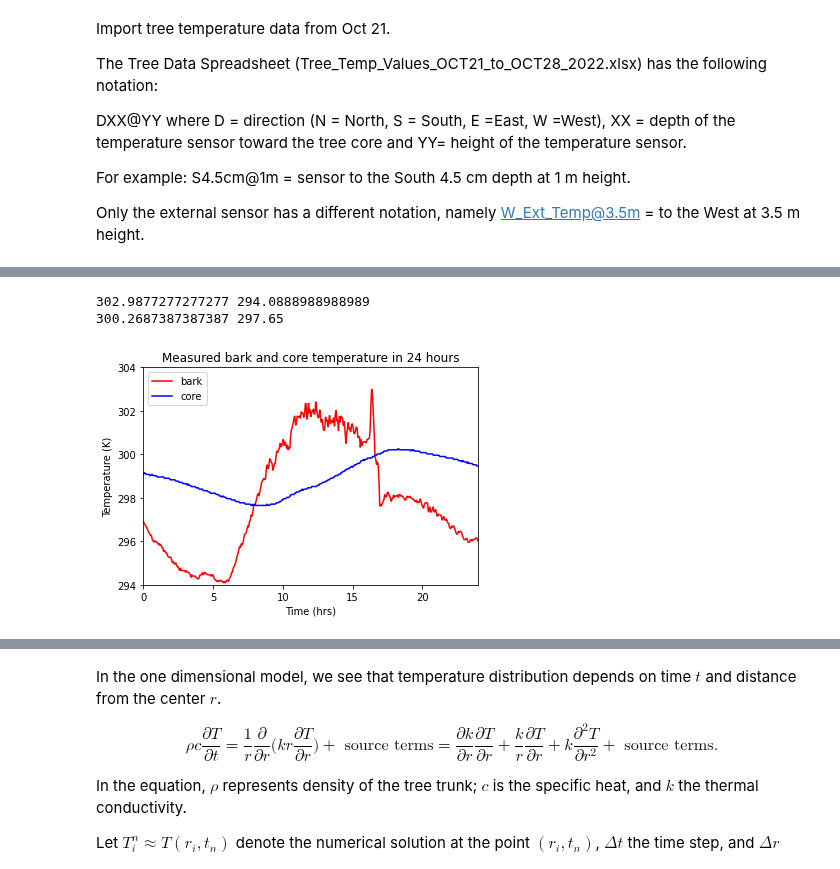
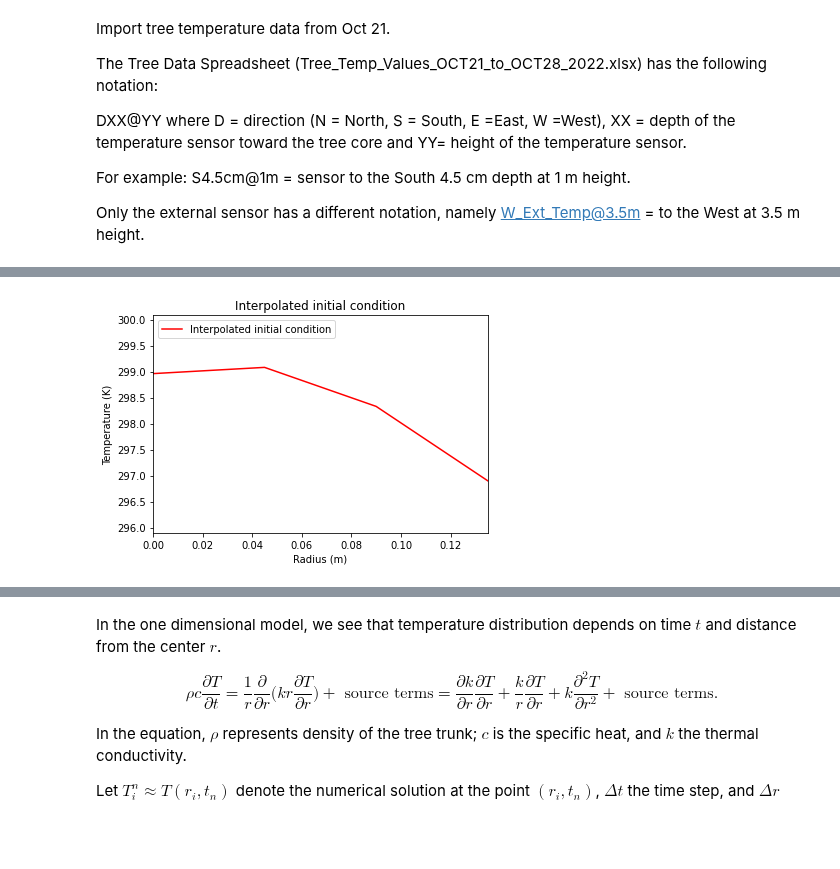
Before and after one commit to yajuna/treeRemote, a Jupyter notebook: notebook/treePower.ipynb, the cells around one changed output, grey strips where cells are left out. Cells and saved outputs as stored; diff of their text form; code cells hidden in the pictures; blank space fills up the shorter version.

```diff
--- a/notebook/treePower.ipynb
+++ b/notebook/treePower.ipynb
@@ -67,21 +71,20 @@ height -- height of tree, m
 thermal_conductivity -- thermal conductivity of the tree, unit W/(mK)
 rho -- density of tree trunk, unit kg/m^3
 specific_heat -- specific_heat, unit J/(kgK)
-albedo -- albedo constant; taken to be 0.3 from Potter Andresen pg.3
+albedo -- albedo constant; taken to be 0.3 for concrete
 sigma -- Stefan–Boltzmann constant, 5.67 × 10 − 8 W ⋅ m − 2 ⋅ K − 4
 """
-# test with n_x = 160 and n_t = 10
-parameters = {"n_x": 1000,
-              "n_t": 1000,
+parameters = {"n_x": 100,#5000,
+              "n_t": 100,
               "sigma":5.76e-8,
               "plot_at": 3,
               "diff_at": [0, -1],
-              "radius": 0.18,
-              "thermal_conductivity": 1.8,# Notation Kt in code; k in paper # pg 3-17, wood handbook.
-              "rho": 675,
-              "specific_heat": 1700, # table 3-12, at 27 degrees, MC 12% (wood handbook)
+              "radius": 0.135,
+              "thermal_conductivity": 0.16,# Notation Kt in code; k in paper # pg 4-10, wood handbook, wood as an engieering material
+              "rho": 720,
+              "specific_heat": 1300, #1700, # table 3-12, at 27 degrees, MC 12% (wood handbook)
               "albedo": 0.3, # 0.3 is concrete; 0.18, is grass#
-              "boundary_type": "Dirichlet"
+              "boundary_type": "Neumann"
              }
 # %%
 # testing cell
@@ -327,31 +351,52 @@ temp_input = make_temp_input(parameters)
 bark_temp = temp_input["bark_temp"]
 core_temp = temp_input["core_temp"]
 diff_temp = temp_input["diff_temp"]
+init_temp = temp_input["init_temp"]
 
-print(bark_temp.max(), bark_temp.min())
-print(core_temp.max(), core_temp.min())
+space = np.linspace(0,radius,n_x)
 
-
-plt.plot(time, bark_temp, 'r-', label='bark')
-plt.plot(time, core_temp, 'b-', label='core')
+plt.plot(space, init_temp, 'r-', label='Interpolated initial condition')
 plt.legend(loc="upper left")
-message = f"Measured bark and core temperature in 24 hours"
+message = f"Interpolated initial condition"
 plt.title(message)
-plt.axis([0, 24, 294, 304])
-plt.xlabel('Time (hrs)')
+plt.axis([0, radius, init_temp.min() - 1, init_temp.max() + 1])
+plt.xlabel('Radius (m)')
 plt.ylabel('Temperature (K)')
-plt.savefig(savefigpath + 'measured_temp' + '.eps', format='eps', dpi=300,bbox_inches='tight')
+# plt.savefig(savefigpath + 'init_temp' + '.eps', format='eps', dpi=300,bbox_inches='tight')
 plt.show()
 
-plt.plot(time, diff_temp, 'r-', label='Difference between bark and core')
-plt.legend(loc="upper left")
-message = f"Measured bark and core temperature difference in 24 hours"
-plt.title(message)
-plt.axis([0, 24, -4.5, 4])
-plt.xlabel('Time (hrs)')
-plt.ylabel('Temperature (K)')
-plt.savefig(savefigpath + 'measured_diff_temp' + '.eps', format='eps', dpi=300,bbox_inches='tight')
-plt.show()
+# plt.plot(time, bark_temp, 'r-', label='bark')
+# plt.plot(time, core_temp, 'b-', label='core')
+# plt.legend(loc="upper left")
+# message = f"Measured bark and core temperature in 24 hours"
+# plt.title(message)
+# plt.axis([0, 24, 294, 304])
+# plt.xlabel('Time (hrs)')
+# plt.ylabel('Temperature (K)')
+# plt.savefig(savefigpath + 'measured_temp' + '.eps', format='eps', dpi=300,bbox_inches='tight')
+# plt.show()
 
-print(diff_temp.max(), diff_temp.min())
+# plt.plot(time, diff_temp, 'r-', label='Difference between bark and core')
+# plt.legend(loc="upper left")
+# message = f"Measured bark and core temperature difference in 24 hours"
+# plt.title(message)
+# plt.axis([0, 24, -4.5, 4])
+# plt.xlabel('Time (hrs)')
+# plt.ylabel('Temperature (K)')
+# plt.savefig(savefigpath + 'measured_diff_temp' + '.eps', format='eps', dpi=300,bbox_inches='tight')
+# plt.show()
+
+# print(diff_temp.max(), diff_temp.min())
+
+################
+
+# plt.plot(time, diff_temp, 'r-', label='Difference between bark and core')
+# plt.legend(loc="upper left")
+# message = f"Measured bark and core temperature difference in 24 hours"
+# plt.title(message)
+# plt.axis([0, 24, -4.5, 4])
+# plt.xlabel('Time (hrs)')
+# plt.ylabel('Temperature (K)')
+# plt.savefig(savefigpath + 'measured_diff_temp' + '.eps', format='eps', dpi=300,bbox_inches='tight')
+# plt.show()
 # %% [output]
@@ -359,3 +403 @@ The PostScript backend does not support transparency; partially transparent arti
-302.9877277277277 294.0888988988989
-300.2687387387387 297.65
-[figure, old version]
+[figure, new version]
```
Also changed, not shown: parts of 19 cells of this notebook.
